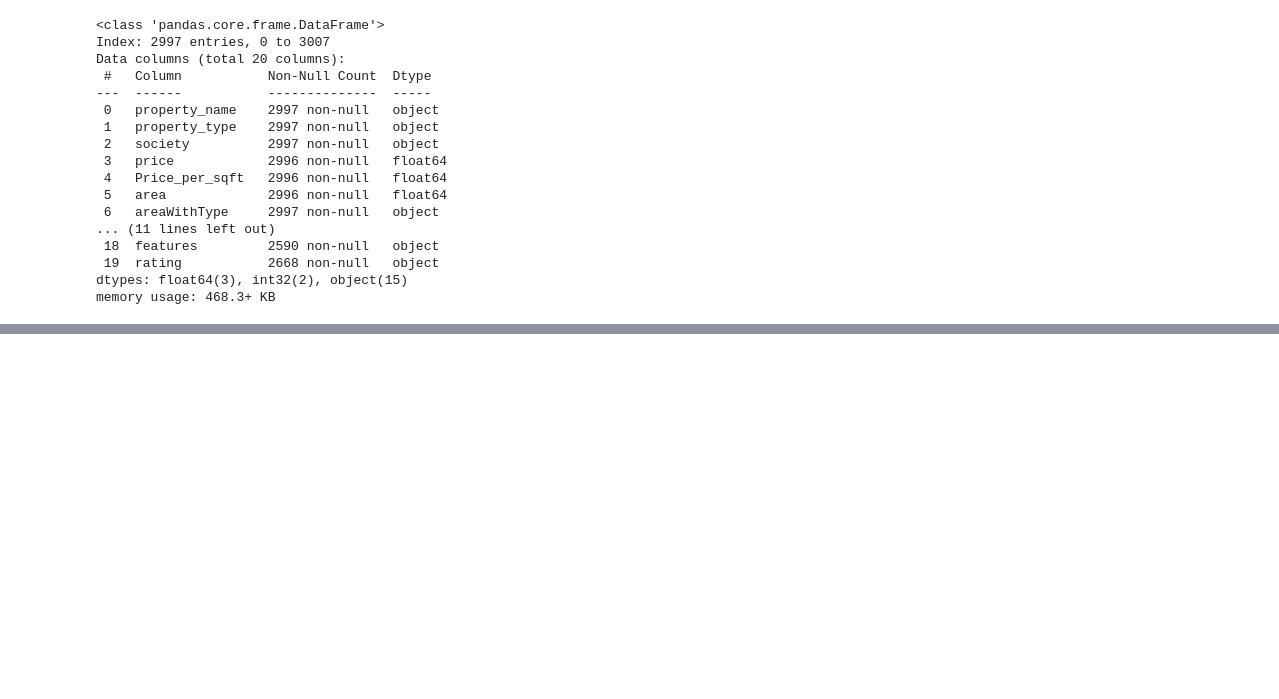
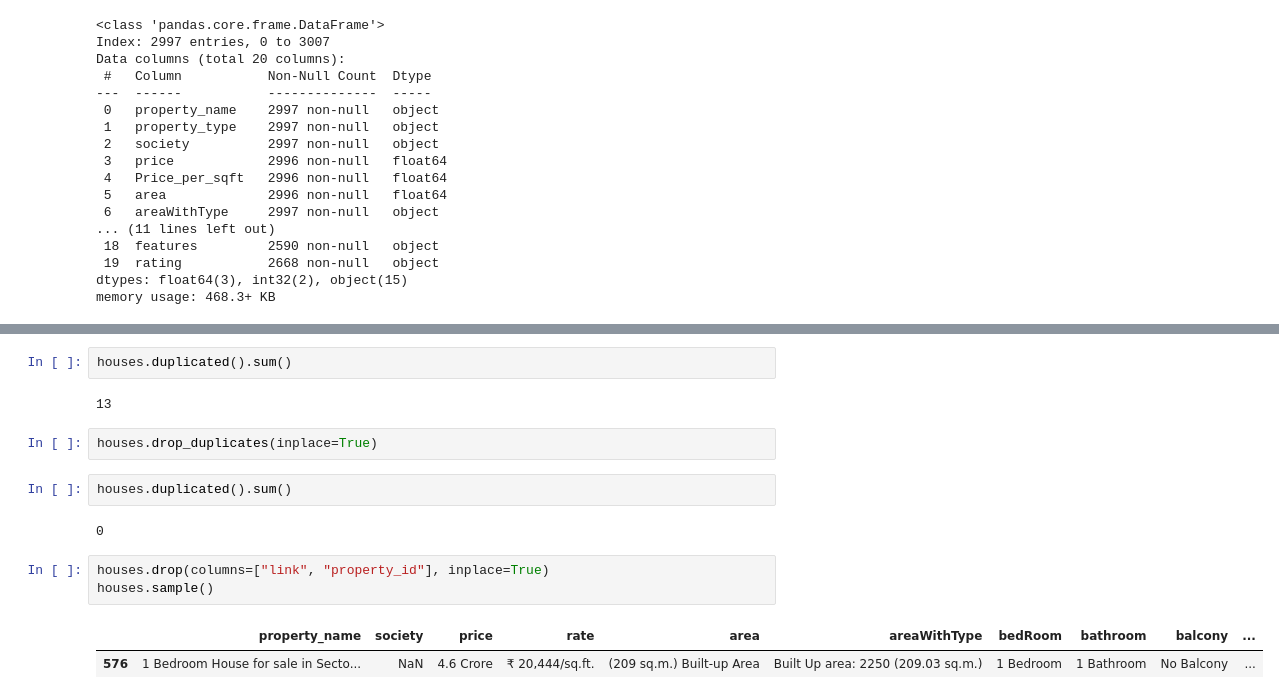
Before and after one commit to SyedAmeerHamza1/My_Estate_Project, a Jupyter notebook: notebooks/Data_cleaning_Flats_Houses.ipynb, the cells around one changed output, grey strips where cells are left out. Drawn from its saved outputs; the diff is of its cells as text; blank space fills up the shorter version.

```diff
--- a/notebooks/Data_cleaning_Flats_Houses.ipynb
+++ b/notebooks/Data_cleaning_Flats_Houses.ipynb
@@ -630,0 +684,16 @@ memory usage: 468.3+ KB
+# %%
+houses.duplicated().sum()
+# %% [output]
+13
+# %%
+houses.drop_duplicates(inplace=True)
+# %%
+houses.duplicated().sum()
+# %% [output]
+0
+# %%
+houses.drop(columns=["link", "property_id"], inplace=True)
+houses.sample()
+# %% [output]
+|  | property_name | society | price | rate | area | areaWithType | bedRoom | bathroom | balcony | ... |
+| 576 | 1 Bedroom House for sale in Secto... | NaN | 4.6 Crore | ₹ 20,444/sq.ft. | (209 sq.m.) Built-up Area | Built Up area: 2250 (209.03 sq.m.) | 1 Bedroom | 1 Bathroom | No Balcony | ... |
```
Also changed, not shown: parts of 68 cells of this notebook.
